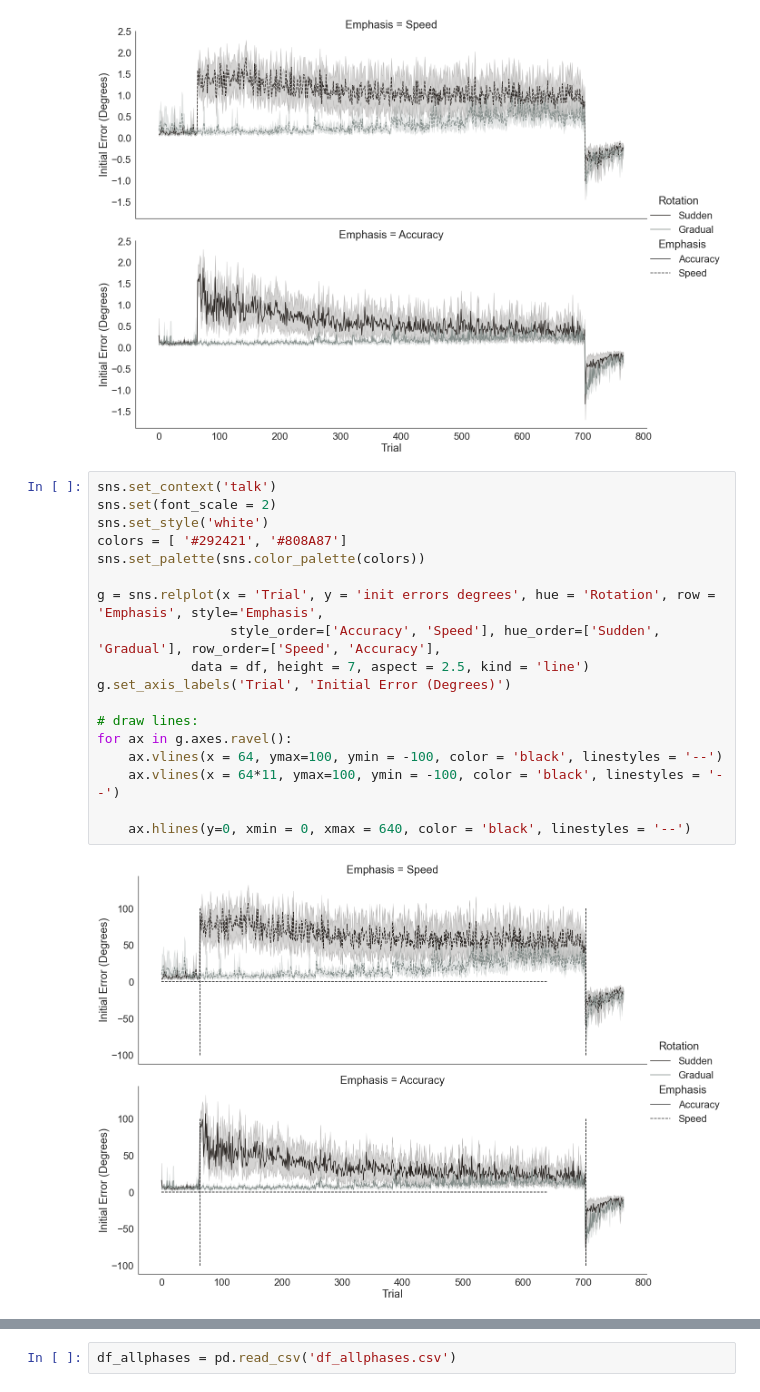
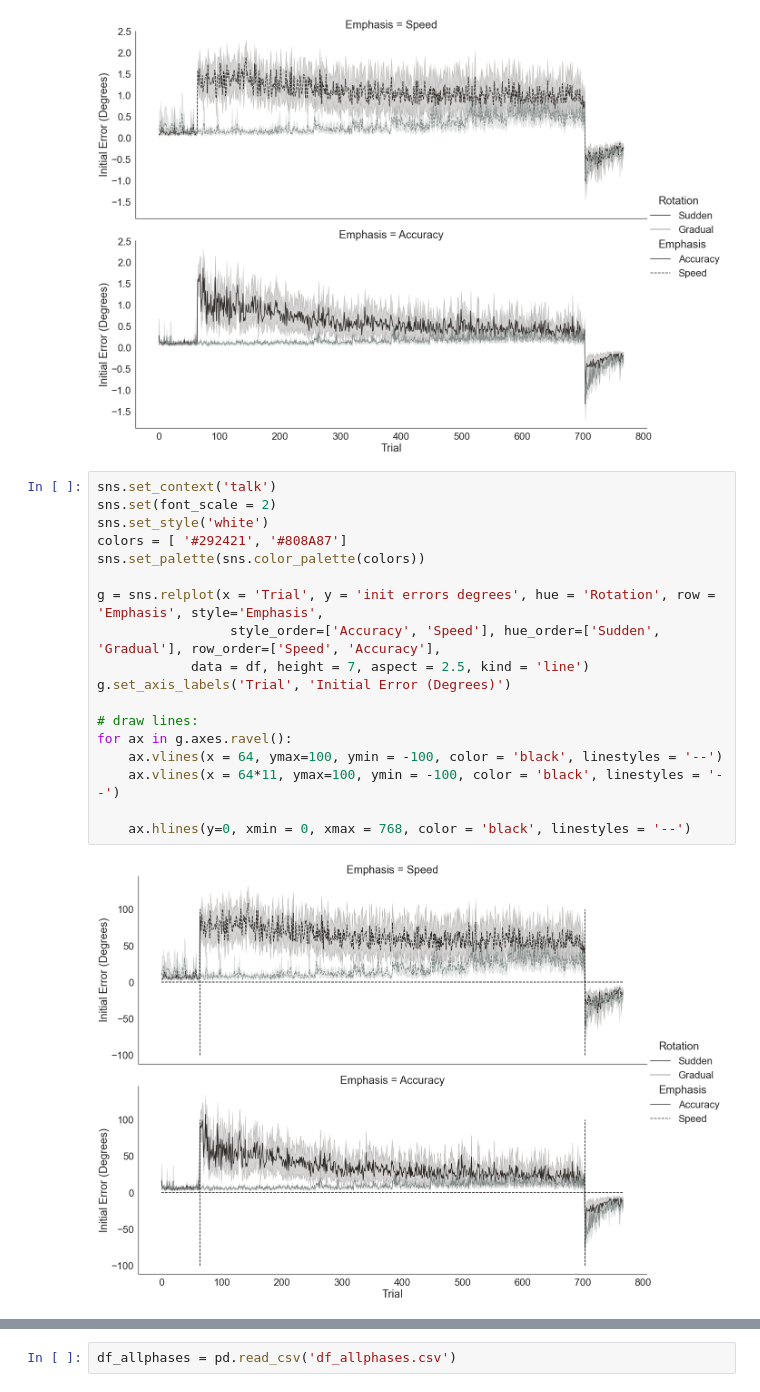
Before and after one commit to tejas-savalia/vma_behavioral, a Jupyter notebook: All experiments/experiment 1/analyses.ipynb, the cells around one changed output, grey strips where cells are left out. Cells and saved outputs as stored; diff of their text form.

```diff
--- a/All experiments/experiment 1/analyses.ipynb
+++ b/All experiments/experiment 1/analyses.ipynb
@@ -251,20 +251,20 @@ g.set_axis_labels('Trial', 'Initial Error (Degrees)')
 # %%
 sns.set_context('talk')
 sns.set(font_scale = 2)
 sns.set_style('white')
 colors = [ '#292421', '#808A87']
 sns.set_palette(sns.color_palette(colors))
 
 g = sns.relplot(x = 'Trial', y = 'init errors degrees', hue = 'Rotation', row = 'Emphasis', style='Emphasis',
                  style_order=['Accuracy', 'Speed'], hue_order=['Sudden', 'Gradual'], row_order=['Speed', 'Accuracy'],
             data = df, height = 7, aspect = 2.5, kind = 'line')
 g.set_axis_labels('Trial', 'Initial Error (Degrees)')
 
 # draw lines:
 for ax in g.axes.ravel():
     ax.vlines(x = 64, ymax=100, ymin = -100, color = 'black', linestyles = '--')
     ax.vlines(x = 64*11, ymax=100, ymin = -100, color = 'black', linestyles = '--')
 
-    ax.hlines(y=0, xmin = 0, xmax = 640, color = 'black', linestyles = '--')
+    ax.hlines(y=0, xmin = 0, xmax = 768, color = 'black', linestyles = '--')
 # %% [output]
-[figure, old version]
+[figure, new version]
```
Also changed, not shown: parts of 17 cells of this notebook, 7 other files.
